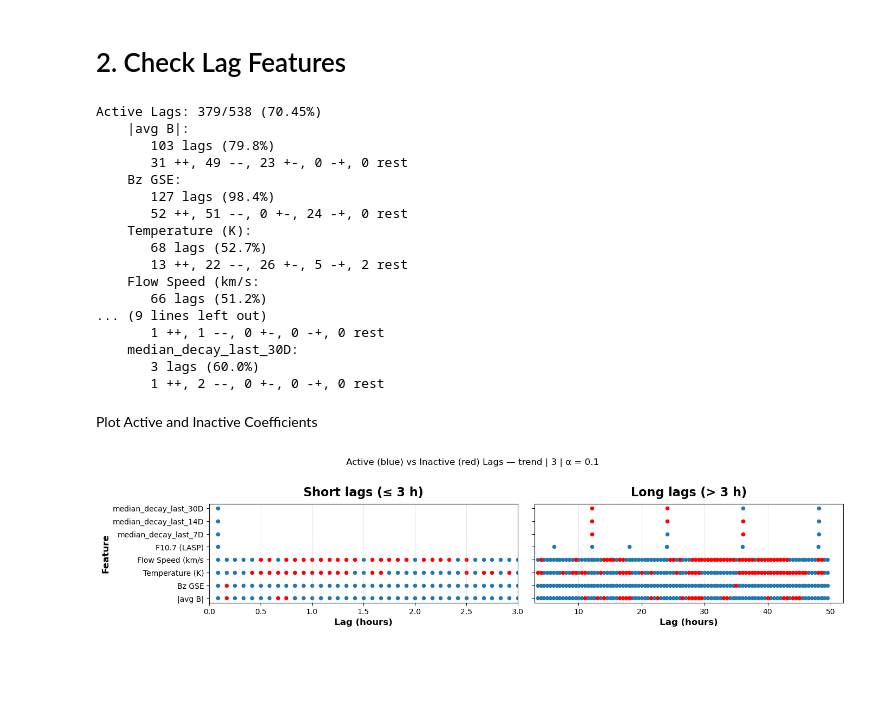
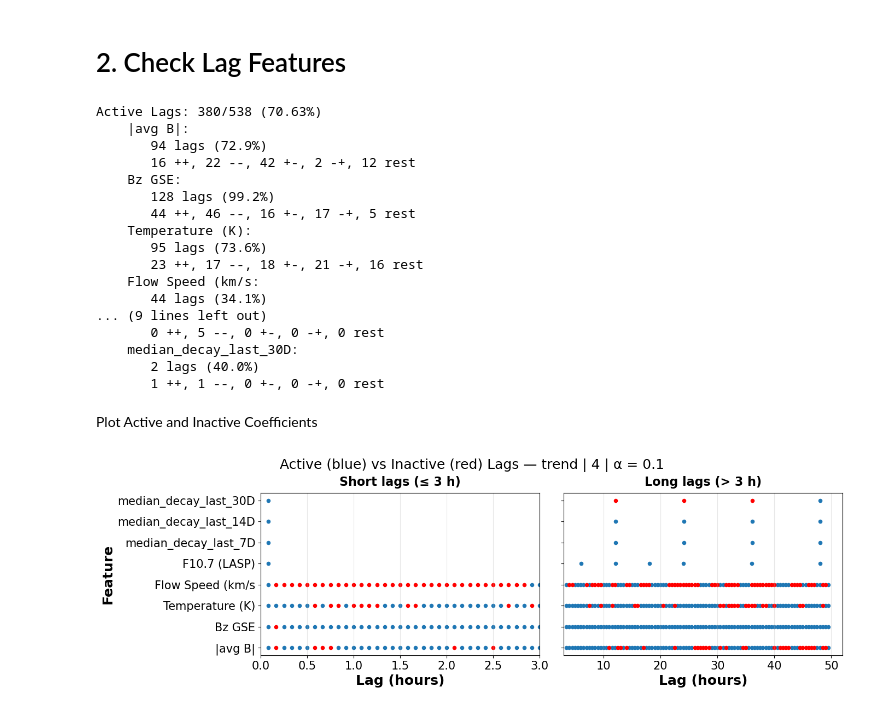
Before and after one commit to David-Student-Bern/MT, a Jupyter notebook: Analysis/modeling/tscv_coef.ipynb, the cells around one changed output. Saved outputs shown, nothing was run; the diff lists cells and outputs as text; code cells hidden in the pictures; blank space fills up the shorter version.

```diff
--- a/Analysis/modeling/tscv_coef.ipynb
+++ b/Analysis/modeling/tscv_coef.ipynb
@@ -140,7 +140,7 @@ select pipeline
 # %%
 Alpha = 0.1
 target = 'trend'
-number = '3'
+number = '4'
 
 #
 pipeline = pipelines[target][number][Alpha]
@@ -268,7 +380,7 @@ for feature in unique_features:
         xstep = 1
     ystep = 5
 
-    plt.figure(figsize=(12, 8))
+    plt.figure(figsize=(12, 6))
 
     ax = sns.heatmap(
         coeff_transformed,
@@ -295,8 +407,8 @@ for feature in unique_features:
     ax.set_yticklabels(y_labels, rotation=0)
 
     plt.xlabel(feature+" lag time (hours)")
-    plt.ylabel("Forecast time (hours)")
-    plt.title("Coefficient Matrix Heatmap (signed power transform)")
+    plt.ylabel("Forecast Horizon (hours)")
+    # plt.title("Coefficient Matrix Heatmap (signed power transform)")
     plt.tight_layout()
     plt.show()
 # %% [output]
@@ -448,23 +560,23 @@ for feature in unique_features:
     print(f"       {active_lags.shape[0]} lags ({active_lags.shape[0]/coef_feature.shape[0]*100:.1f}%)")
     print(f"       {all_pos} ++, {all_neg} --, {pos_neg} +-, {neg_pos} -+, {rest} rest")
 # %% [output]
-Active Lags: 379/538 (70.45%)
+Active Lags: 380/538 (70.63%)
     |avg B|:
-       103 lags (79.8%)
-       31 ++, 49 --, 23 +-, 0 -+, 0 rest
+       94 lags (72.9%)
+       16 ++, 22 --, 42 +-, 2 -+, 12 rest
     Bz GSE:
-       127 lags (98.4%)
-       52 ++, 51 --, 0 +-, 24 -+, 0 rest
+       128 lags (99.2%)
+       44 ++, 46 --, 16 +-, 17 -+, 5 rest
     Temperature (K):
-       68 lags (52.7%)
-       13 ++, 22 --, 26 +-, 5 -+, 2 rest
+       95 lags (73.6%)
+       23 ++, 17 --, 18 +-, 21 -+, 16 rest
     Flow Speed (km/s:
-       66 lags (51.2%)
+       44 lags (34.1%)
 ... (9 lines left out)
+       0 ++, 5 --, 0 +-, 0 -+, 0 rest
+    median_decay_last_30D:
+       2 lags (40.0%)
        1 ++, 1 --, 0 +-, 0 -+, 0 rest
-    median_decay_last_30D:
-       3 lags (60.0%)
-       1 ++, 2 --, 0 +-, 0 -+, 0 rest
 # %% [markdown]
 Plot Active and Inactive Coefficients
 # %%
@@ -512,10 +624,11 @@ mask_short_i = df_inactive["hours"] <= h_split
 mask_long_i  = df_inactive["hours"] > h_split
 
 # --- plotting ---
+plt.rcParams.update({"font.size": 15})
 fig, (ax1, ax2) = plt.subplots(
     1, 2,
     sharey=True,
-    figsize=(14, 0.4 * len(feature_order)),
+    figsize=(14, 0.6 * len(feature_order)),
     gridspec_kw={"width_ratios": [1, 1]}
 )
 
@@ -532,32 +645,32 @@ ax1.scatter(df_inactive.loc[mask_short_i, "hours"],
 ax1.set_xlim(0, h_split)
 ax1.set_xlabel("Lag (hours)")
 ax1.set_title("Short lags (≤ 3 h)")
 ax1.grid(axis="x", alpha=0.3)
 
 # RIGHT panel
 ax2.scatter(df_active.loc[mask_long_a, "hours"],
             df_active.loc[mask_long_a, "y"],
             s=20)
 
 ax2.scatter(df_inactive.loc[mask_long_i, "hours"],
             df_inactive.loc[mask_long_i, "y"],
             s=20,
             color="red")
 
 ax2.set_xlim(h_split, max(df_active["hours"].max(),
                           df_inactive["hours"].max()) * 1.05)
 ax2.set_xlabel("Lag (hours)")
 ax2.set_title("Long lags (> 3 h)")
 ax2.grid(axis="x", alpha=0.3)
 
 # y-axis
 ax1.set_yticks(range(len(feature_order)))
 ax1.set_yticklabels(feature_order)
 ax1.set_ylabel("Feature")
 
-fig.suptitle(f"Active (blue) vs Inactive (red) Lags — {target} | {number} | α = {Alpha}", y=1.02)
+fig.suptitle(f"Active (blue) vs Inactive (red) Lags — {target} | {number} | α = {Alpha}", y=0.92)
 
 plt.tight_layout()
 plt.show()
 # %% [output]
-[figure, old version]
+[figure, new version]
```
Also changed, not shown: parts of 7 cells of this notebook, 6 other files.
